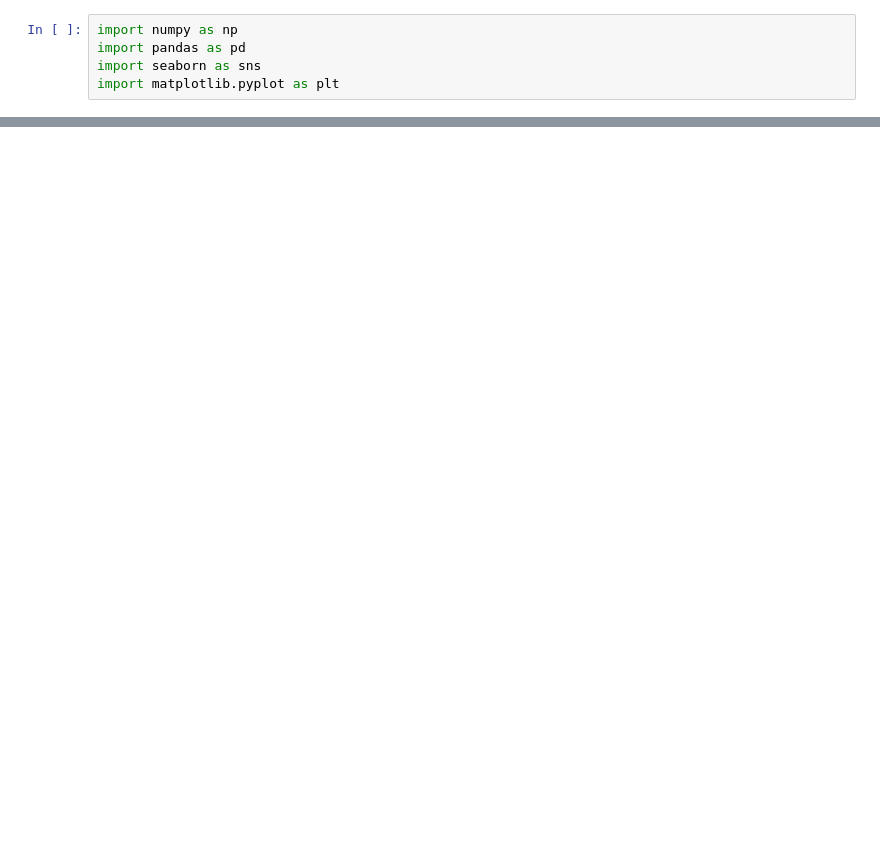
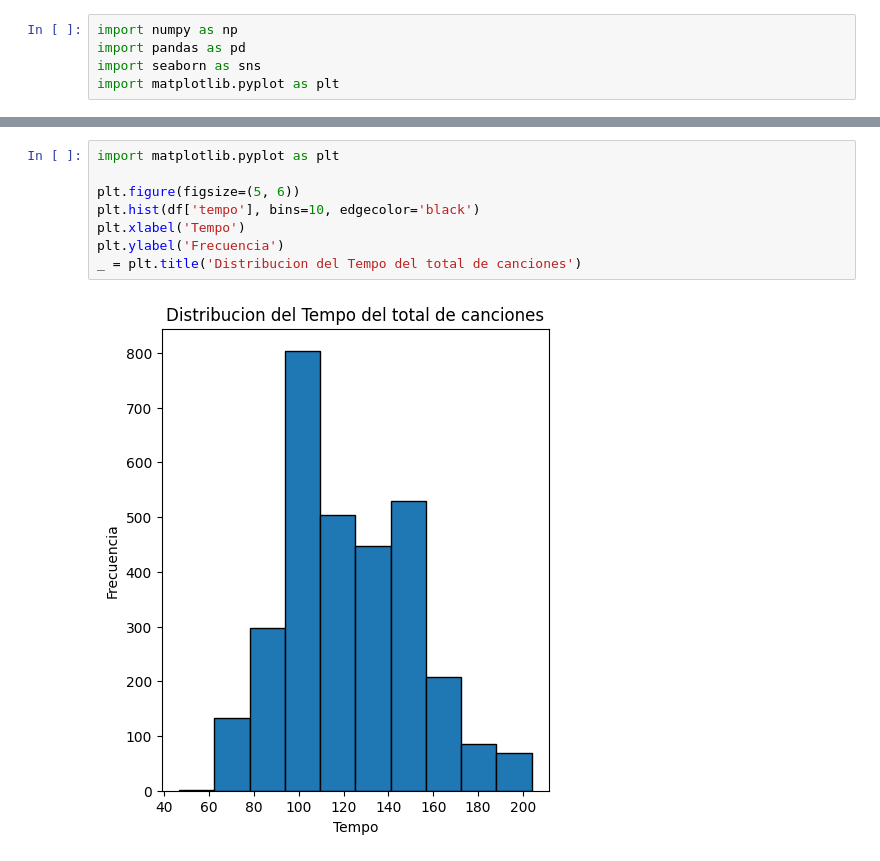
Before and after one commit to bmxjuane/Juan-Emilio-Persichini-repository-, a Jupyter notebook: VisualizacionPersichini.ipynb, the cells around one changed output, grey strips where cells are left out. Drawn from its saved outputs; the diff is of its cells as text; blank space fills up the shorter version.

```diff
--- a/VisualizacionPersichini.ipynb
+++ b/VisualizacionPersichini.ipynb
@@ -21,0 +60,10 @@ import matplotlib.pyplot as plt
+# %%
+import matplotlib.pyplot as plt
+
+plt.figure(figsize=(5, 6))
+plt.hist(df['tempo'], bins=10, edgecolor='black')
+plt.xlabel('Tempo')
+plt.ylabel('Frecuencia')
+_ = plt.title('Distribucion del Tempo del total de canciones')
+# %% [output]
+[figure, added]
```
Also changed, not shown: parts of 21 cells of this notebook.
